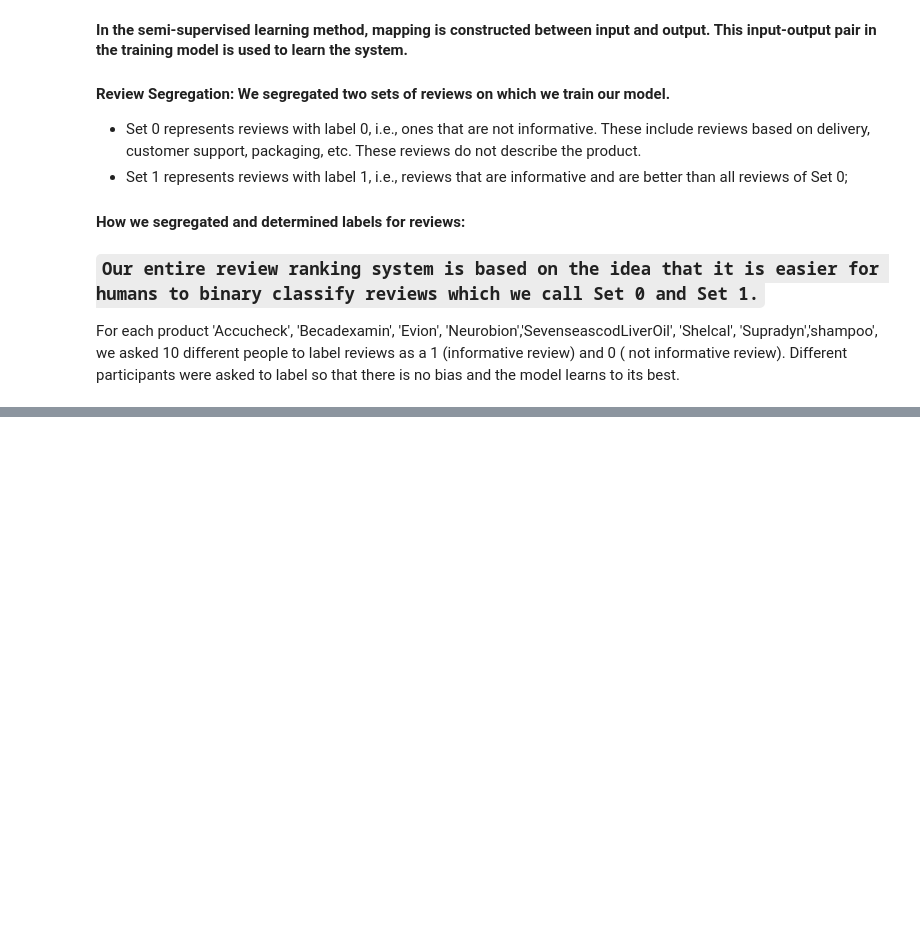
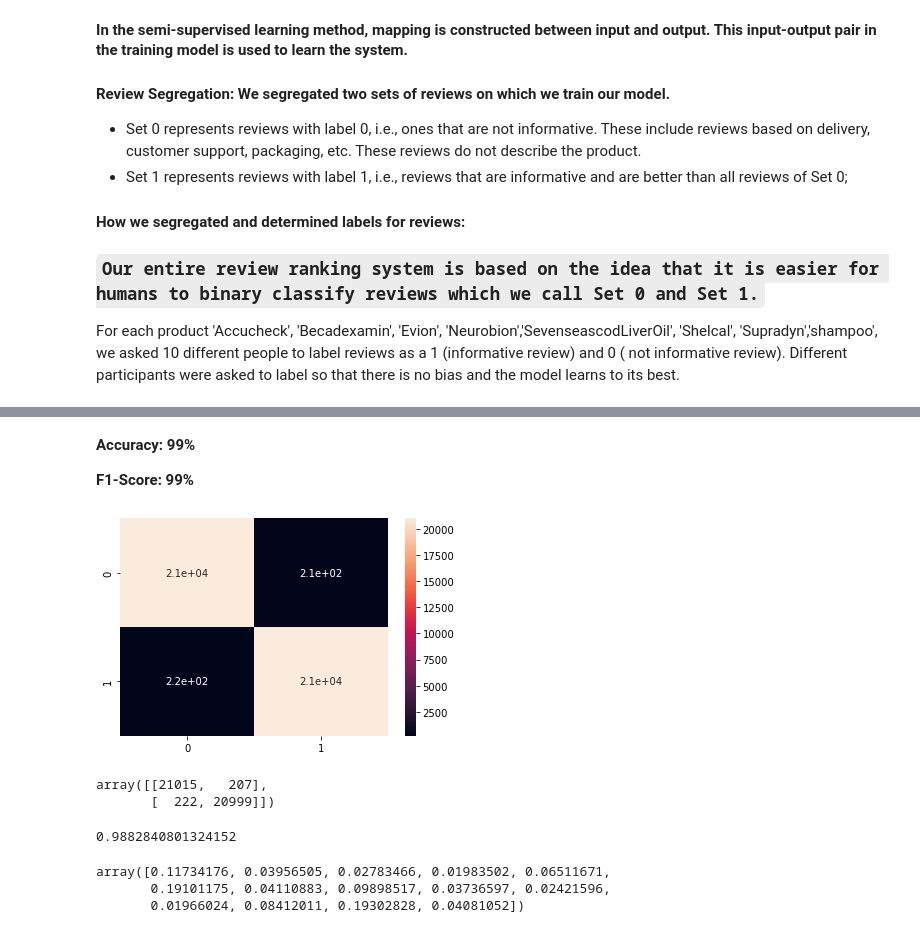
Before and after one commit to deepshika-sharma/E-commerce-product-review-analysis, a Jupyter notebook: modeling.ipynb, the cells around one changed output, grey strips where cells are left out. Cells and saved outputs as stored; diff of their text form; code cells hidden in the pictures; blank space fills up the shorter version.

```diff
--- a/modeling.ipynb
+++ b/modeling.ipynb
@@ -39,0 +167,4 @@ For each product 'Accucheck', 'Becadexamin', 'Evion', 'Neurobion','SevenseascodL
+# %%
+# instantiate and fit model
+logreg = LogisticRegression()
+logreg.fit(X_train, y_train)
@@ -39,0 +210,4 @@ For each product 'Accucheck', 'Becadexamin', 'Evion', 'Neurobion','SevenseascodL
+# %%
+# instantiate and fit model
+dt = DecisionTreeClassifier()
+dt.fit(X_train, y_train)
@@ -39,0 +247,4 @@ For each product 'Accucheck', 'Becadexamin', 'Evion', 'Neurobion','SevenseascodL
+# %%
+# instantiate and fit the model
+rf = RandomForestClassifier(n_estimators=50, n_jobs=-1, oob_score=True, random_state=42) # oob - out of bag error score
+rf.fit(X_train, y_train)
@@ -39,0 +254,5 @@ For each product 'Accucheck', 'Becadexamin', 'Evion', 'Neurobion','SevenseascodL
+# %%
+# evaluate the models
+# accuracy scores of train and test
+y_preds_test = rf.predict(X_test)
+y_preds_train = rf.predict(X_train)
@@ -39,0 +277,25 @@ For each product 'Accucheck', 'Becadexamin', 'Evion', 'Neurobion','SevenseascodL
+# %% [markdown]
+**Accuracy: 99%**
+
+**F1-Score: 99%**
+# %%
+# confusion matrix
+sns.heatmap(confusion_matrix(y_test, y_preds_test), annot=True);
+# %% [output]
+[figure, added]
+# %%
+confusion_matrix(y_test, y_preds_test)
+# %% [output]
+array([[21015,   207],
+       [  222, 20999]])
+# %%
+## Score of the training dataset obtained using an out-of-bag estimate. This attribute exists only when oob_score is True.
+rf.oob_score_
+# %% [output]
+0.9882840801324152
+# %%
+rf.feature_importances_
+# %% [output]
+array([0.11734176, 0.03956505, 0.02783466, 0.01983502, 0.06511671,
+       0.19101175, 0.04110883, 0.09898517, 0.03736597, 0.02421596,
+       0.01966024, 0.08412011, 0.19302828, 0.04081052])
```
Also changed, not shown: parts of 35 cells of this notebook, 1 other file.
